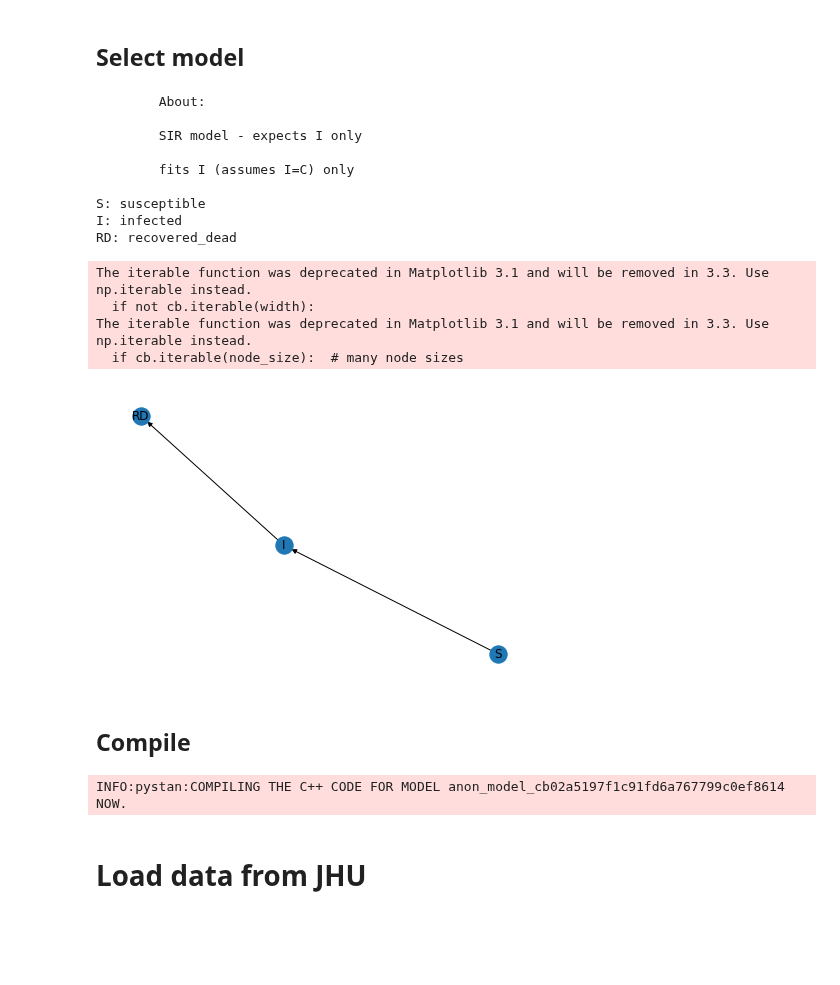
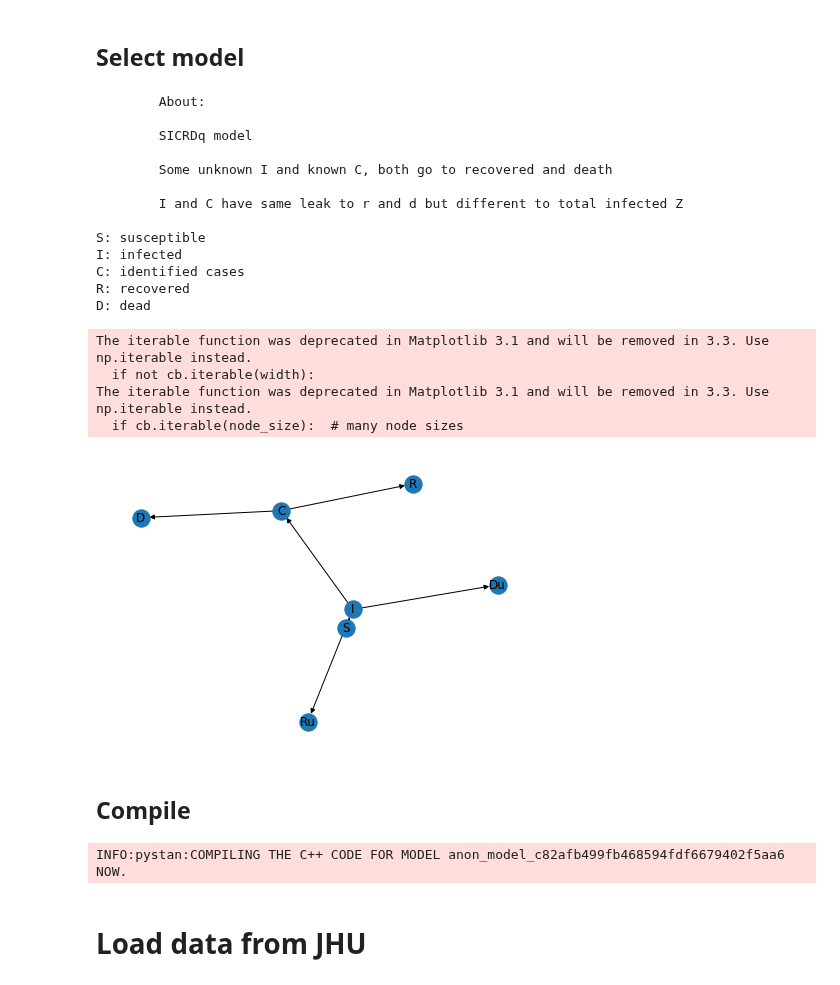
Before and after one commit to ccc1685/covid-19, a Jupyter notebook: Stan/MBS_epidemic_concentration_fitter.ipynb, the cells around one changed output. Drawn from its saved outputs; the diff is of its cells as text; code cells hidden in the pictures; blank space fills up the shorter version.

```diff
--- a/Stan/MBS_epidemic_concentration_fitter.ipynb
+++ b/Stan/MBS_epidemic_concentration_fitter.ipynb
@@ -17,29 +17,33 @@ warnings.filterwarnings("ignore", category=DeprecationWarning)
 ## Select model
 # %%
 import MBS_epidemic_concentration_models as models
-model = models.model_sir1()
+model = models.model_sicrq()
 model.plotnetwork()
 # %% [output]
         About:
 
-        SIR model - expects I only
+        SICRDq model
 
-        fits I (assumes I=C) only
+        Some unknown I and known C, both go to recovered and death
+
+        I and C have same leak to r and d but different to total infected Z
 
 S: susceptible
 I: infected
-RD: recovered_dead
+C: identified cases
+R: recovered
+D: dead
 The iterable function was deprecated in Matplotlib 3.1 and will be removed in 3.3. Use np.iterable instead.
   if not cb.iterable(width):
 The iterable function was deprecated in Matplotlib 3.1 and will be removed in 3.3. Use np.iterable instead.
   if cb.iterable(node_size):  # many node sizes
-[figure, old version]
+[figure, new version]
 # %% [markdown]
 ## Compile
 # %%
 stanrunmodel = pystan.StanModel(model_code=model.stan)
 # %% [output]
-INFO:pystan:COMPILING THE C++ CODE FOR MODEL anon_model_cb02a5197f1c91fd6a767799c0ef8614 NOW.
+INFO:pystan:COMPILING THE C++ CODE FOR MODEL anon_model_c82afb499fb468594fdf6679402f5aa6 NOW.
 # %% [markdown]
 # Load data from JHU
 # %%
```
Also changed, not shown: parts of 9 cells of this notebook, 2 other files.
